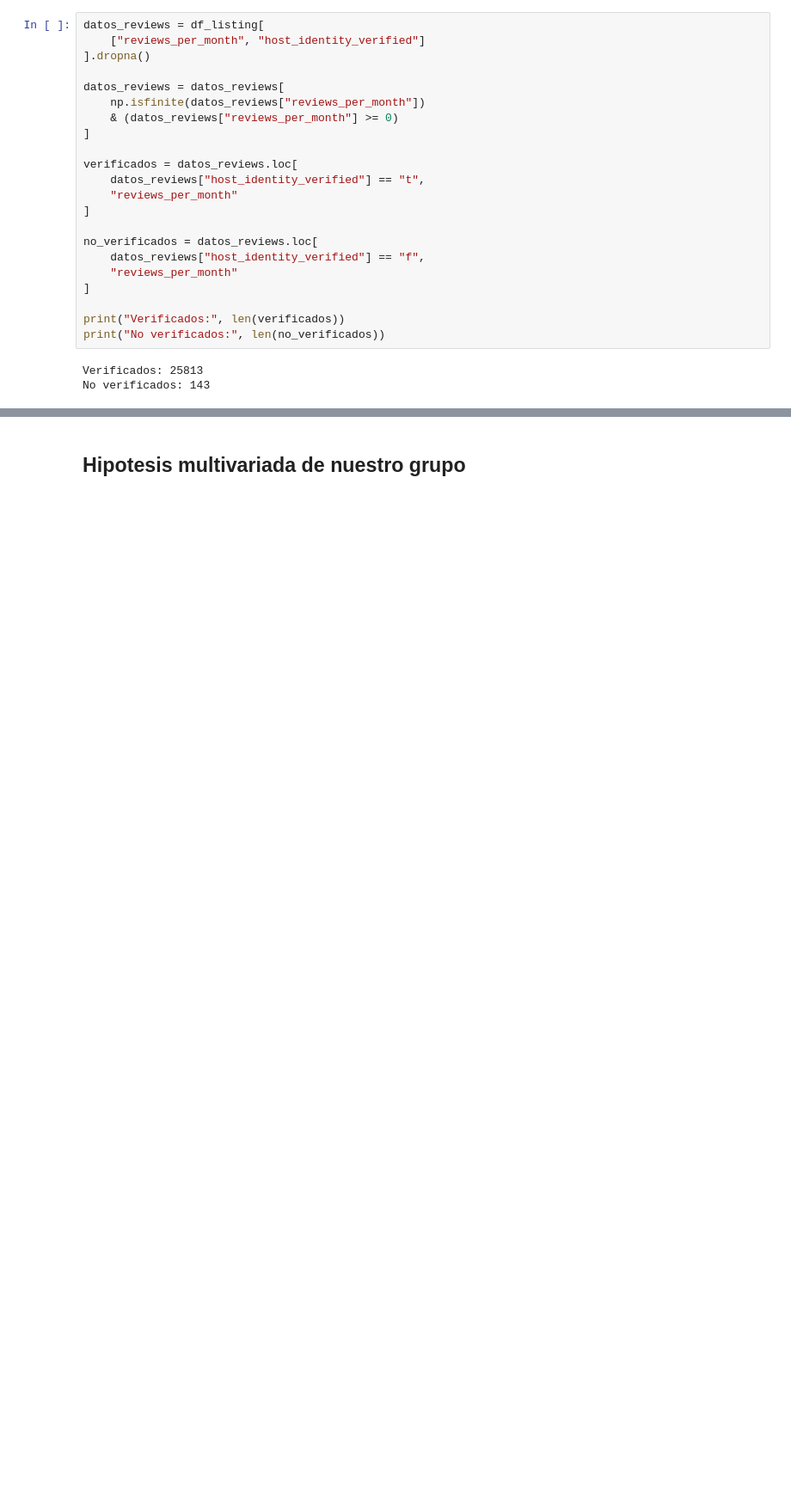
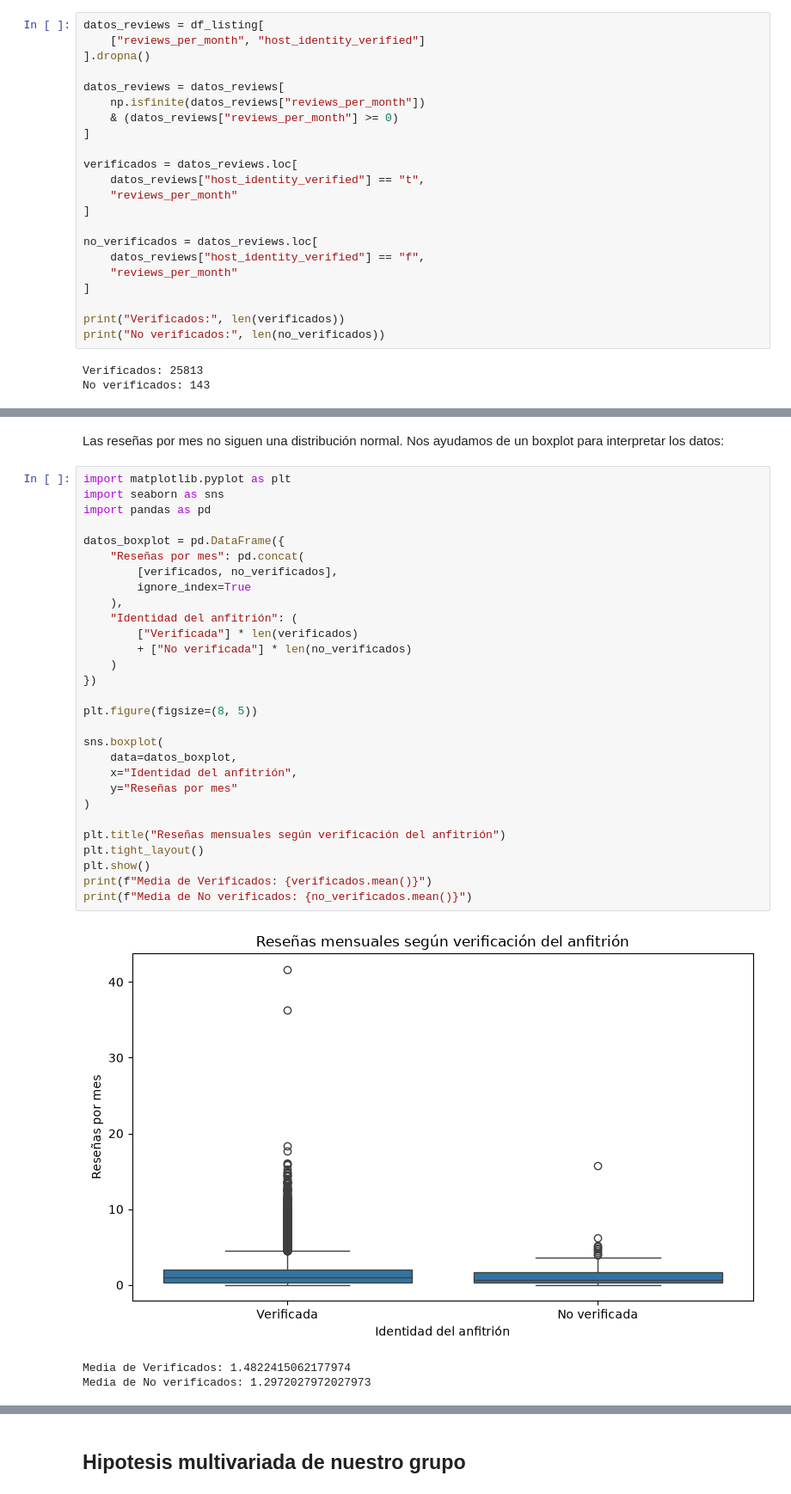
Before and after one commit to ClariflaroCode/TP_fundamentos_grupo30_airbnb, a Jupyter notebook: Entrega.ipynb, the cells around one changed output, grey strips where cells are left out. Shown at 86% size. Cells and saved outputs as stored; diff of their text form; blank space fills up the shorter version.

```diff
--- a/Entrega.ipynb
+++ b/Entrega.ipynb
@@ -335 +323,37 @@ p-valor: 1.0591e-67
 Se rechaza H0: no siguen una distribución normal.
+# %% [markdown]
+Las reseñas por mes no siguen una distribución normal.
+Nos ayudamos de un boxplot para interpretar los datos:
+# %%
+import matplotlib.pyplot as plt
+import seaborn as sns
+import pandas as pd
+
+datos_boxplot = pd.DataFrame({
+    "Reseñas por mes": pd.concat(
+        [verificados, no_verificados],
+        ignore_index=True
+    ),
+    "Identidad del anfitrión": (
+        ["Verificada"] * len(verificados)
+        + ["No verificada"] * len(no_verificados)
+    )
+})
+
+plt.figure(figsize=(8, 5))
+
+sns.boxplot(
+    data=datos_boxplot,
+    x="Identidad del anfitrión",
+    y="Reseñas por mes"
+)
+
+plt.title("Reseñas mensuales según verificación del anfitrión")
+plt.tight_layout()
+plt.show()
+print(f"Media de Verificados: {verificados.mean()}")
+print(f"Media de No verificados: {no_verificados.mean()}")
+# %% [output]
+[figure, added]
+Media de Verificados: 1.4822415062177974
+Media de No verificados: 1.2972027972027973
```
Also changed, not shown: parts of 30 cells of this notebook.
